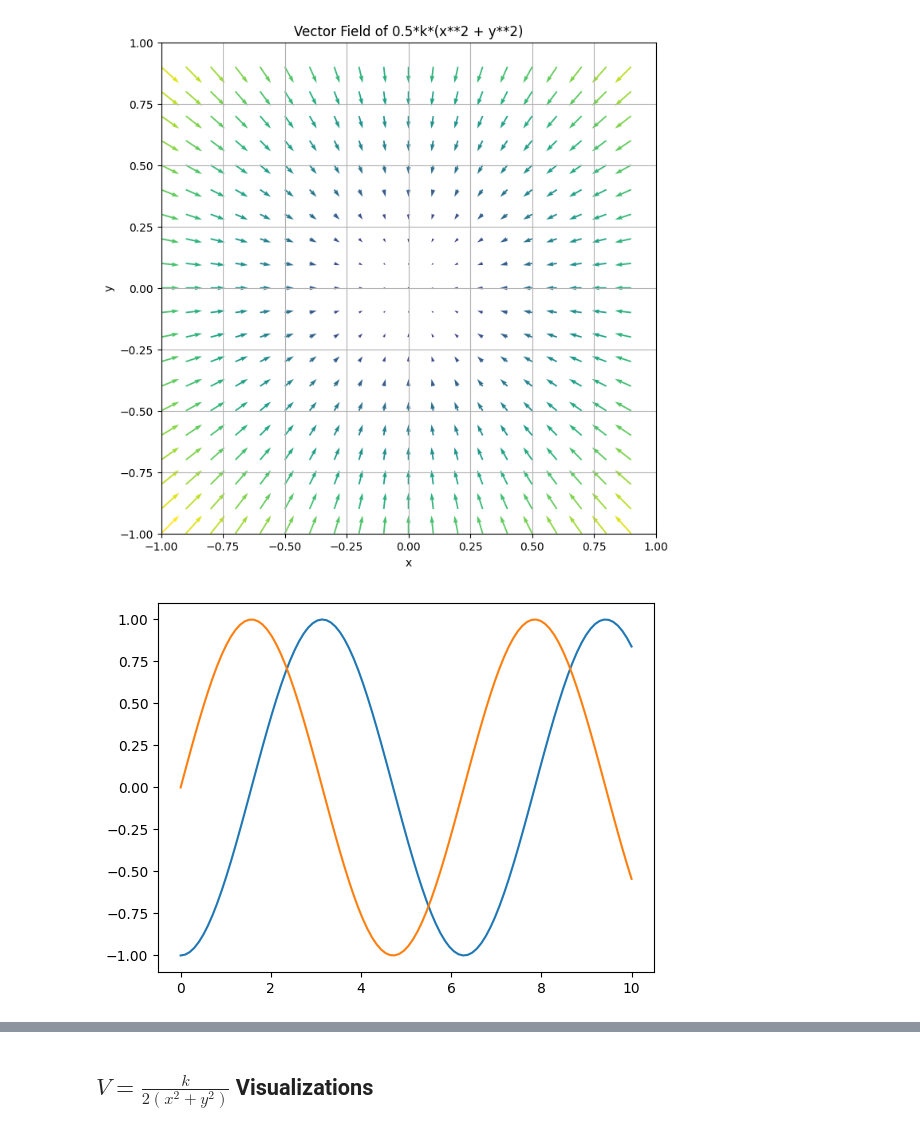
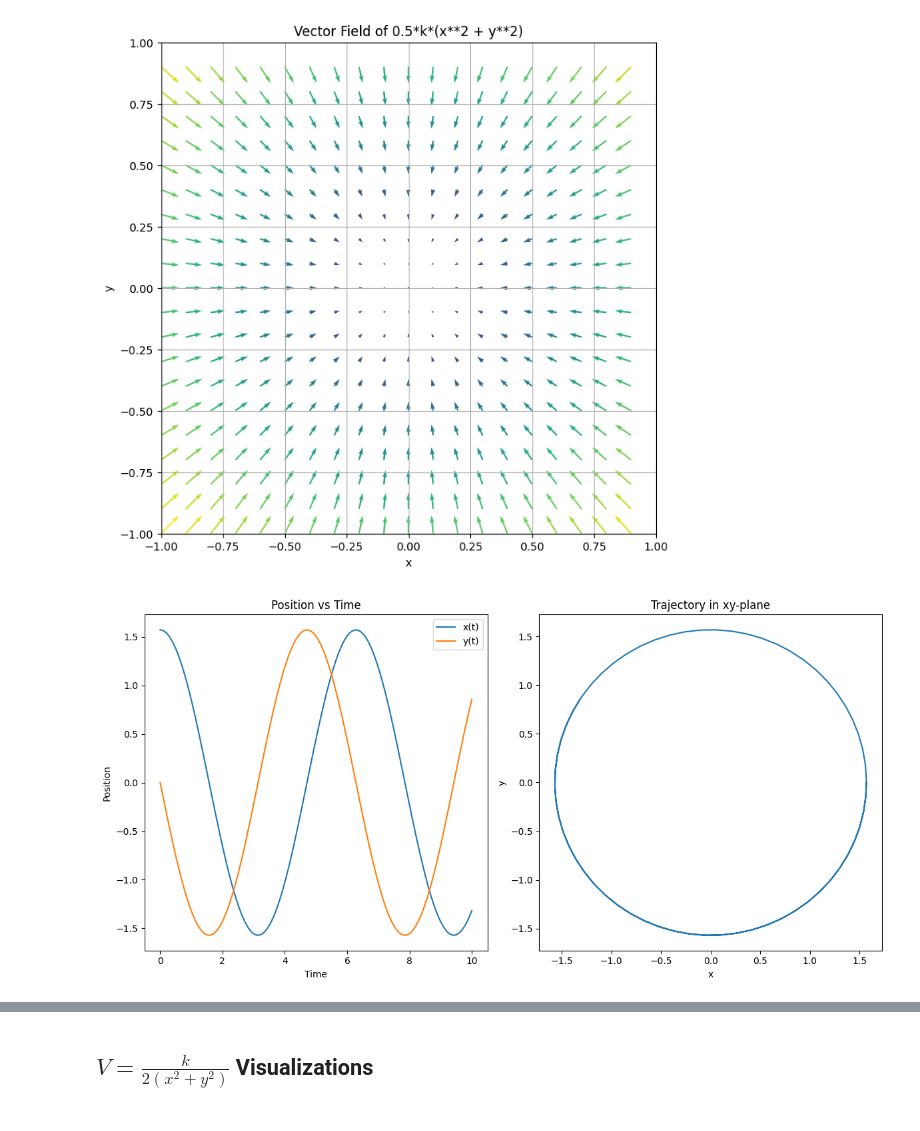
Before and after one commit to gellison321/physics, a Jupyter notebook: theoretical_minimum/classical_mechanics/lecture_05.ipynb, the cells around one changed output, grey strips where cells are left out. Cells and saved outputs as stored; diff of their text form; code cells hidden in the pictures.

```diff
--- a/theoretical_minimum/classical_mechanics/lecture_05.ipynb
+++ b/theoretical_minimum/classical_mechanics/lecture_05.ipynb
@@ -144,22 +147,41 @@ Fx = -1.0*k*x
 Fy = -1.0*k*y
 [figure]
 # %%
-# Circular motion
+# Circular motion solved as system of 1st order ODEs
 
 def rhs(X, t, w):
     x1, x2 = X
     dx1dt = x2
     dx2dt = -w**2*x1
     return [dx1dt, dx2dt]
 
-X0 = [-1, 0]
+X0 = [np.pi/2, 0]
 t = np.linspace(0, 10, 100)
 w = 1
 
 # Solving
 solution = odeint(rhs, X0, t, args=(w,))
 
-plt.plot(t, solution[:,0], label = 'x1')
-plt.plot(t, solution[:,1], label = 'x2');
+# Plotting the results
+plt.figure(figsize=(12, 6))
+
+# Plotting x and y positions
+plt.subplot(1, 2, 1)
+plt.plot(t, solution[:, 0], label='x(t)')
+plt.plot(t, solution[:, 1], label='y(t)')
+plt.xlabel('Time')
+plt.ylabel('Position')
+plt.title('Position vs Time')
+plt.legend()
+
+# Plotting the trajectory in the xy-plane
+plt.subplot(1, 2, 2)
+plt.plot(solution[:, 0], solution[:, 1])
+plt.xlabel('x')
+plt.ylabel('y')
+plt.title('Trajectory in xy-plane')
+
+plt.tight_layout()
+plt.show()
 # %% [output]
-[figure, old version]
+[figure, new version]
```
Also changed, not shown: parts of 3 cells of this notebook.
